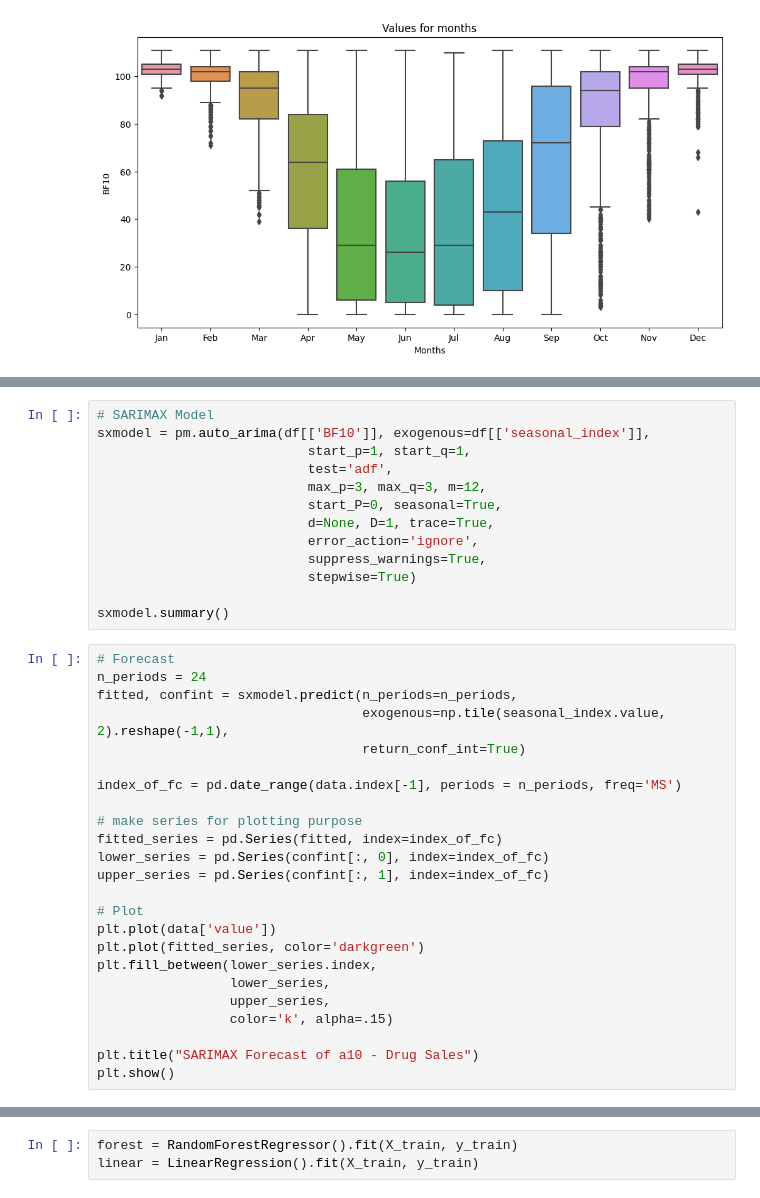
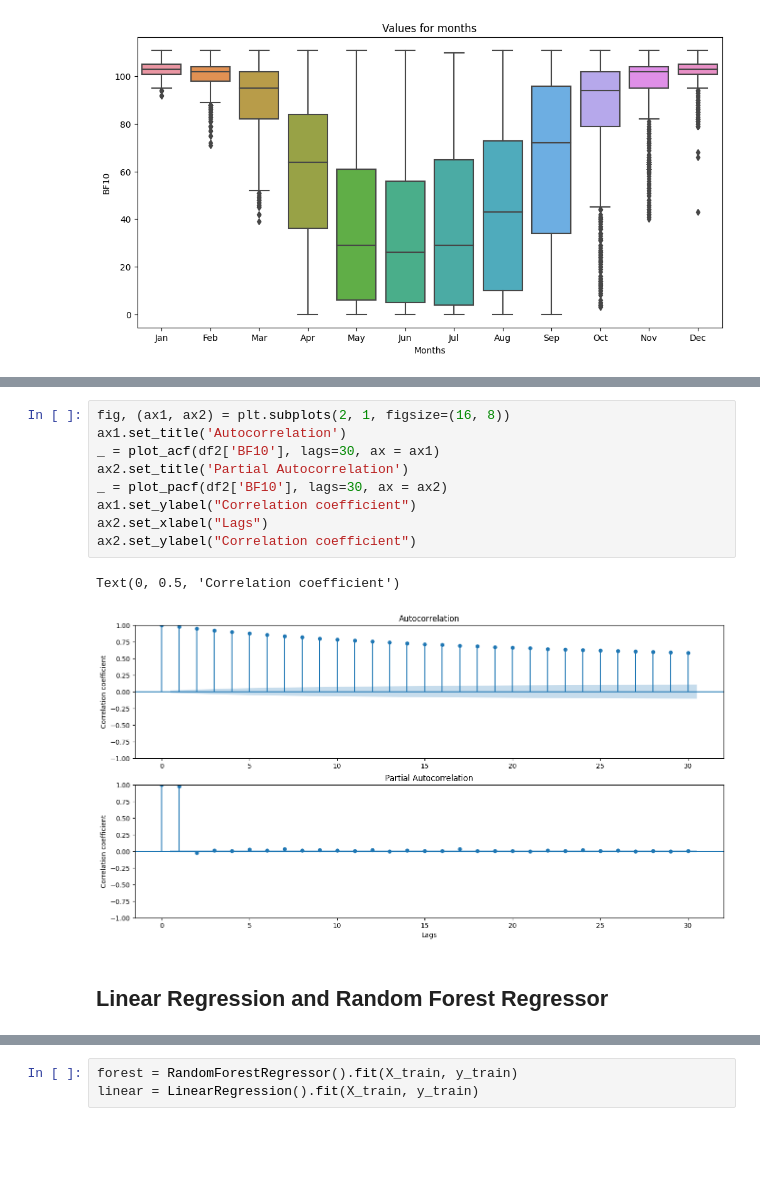
Before and after one commit to RompfRobert/Machine_Learning_and_Deep_Learning, a Jupyter notebook: Capstone-Project/test2.ipynb, the cells around one changed output, grey strips where cells are left out. Drawn from its saved outputs; the diff is of its cells as text; blank space fills up the shorter version.

```diff
--- a/Capstone-Project/test2.ipynb
+++ b/Capstone-Project/test2.ipynb
@@ -245,37 +205,14 @@ df2.index = df2.index  # reassign the index.
-# %%
-# SARIMAX Model
-sxmodel = pm.auto_arima(df[['BF10']], exogenous=df[['seasonal_index']],
-                           start_p=1, start_q=1,
-                           test='adf',
-                           max_p=3, max_q=3, m=12,
-                           start_P=0, seasonal=True,
-                           d=None, D=1, trace=True,
-                           error_action='ignore',
-                           suppress_warnings=True,
-                           stepwise=True)
-
-sxmodel.summary()
-# %%
-# Forecast
-n_periods = 24
-fitted, confint = sxmodel.predict(n_periods=n_periods,
-                                  exogenous=np.tile(seasonal_index.value, 2).reshape(-1,1),
-                                  return_conf_int=True)
-
-index_of_fc = pd.date_range(data.index[-1], periods = n_periods, freq='MS')
-
-# make series for plotting purpose
-fitted_series = pd.Series(fitted, index=index_of_fc)
-lower_series = pd.Series(confint[:, 0], index=index_of_fc)
-upper_series = pd.Series(confint[:, 1], index=index_of_fc)
-
-# Plot
-plt.plot(data['value'])
-plt.plot(fitted_series, color='darkgreen')
-plt.fill_between(lower_series.index,
-                 lower_series,
-                 upper_series,
-                 color='k', alpha=.15)
-
-plt.title("SARIMAX Forecast of a10 - Drug Sales")
-plt.show()
+# %%
+fig, (ax1, ax2) = plt.subplots(2, 1, figsize=(16, 8))
+ax1.set_title('Autocorrelation')
+_ = plot_acf(df2['BF10'], lags=30, ax = ax1)
+ax2.set_title('Partial Autocorrelation')
+_ = plot_pacf(df2['BF10'], lags=30, ax = ax2)
+ax1.set_ylabel("Correlation coefficient")
+ax2.set_xlabel("Lags")
+ax2.set_ylabel("Correlation coefficient")
+# %% [output]
+Text(0, 0.5, 'Correlation coefficient')
+[figure, added]
+# %% [markdown]
+## Linear Regression and Random Forest Regressor
```
Also changed, not shown: parts of 43 cells of this notebook.
